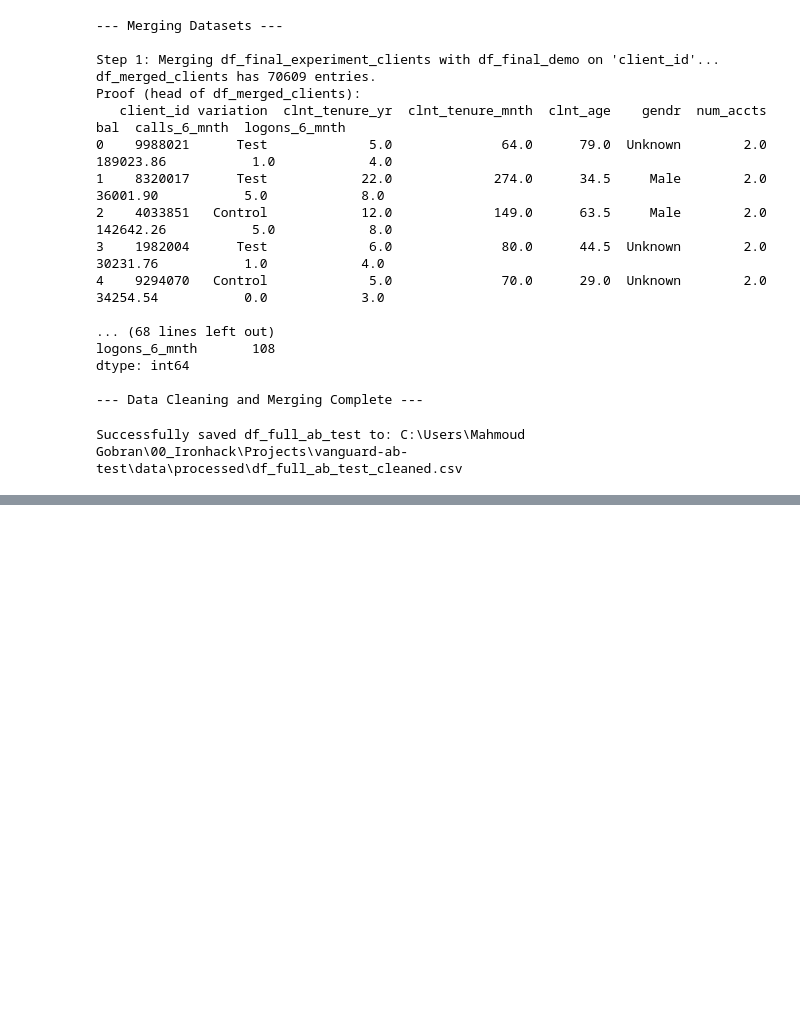
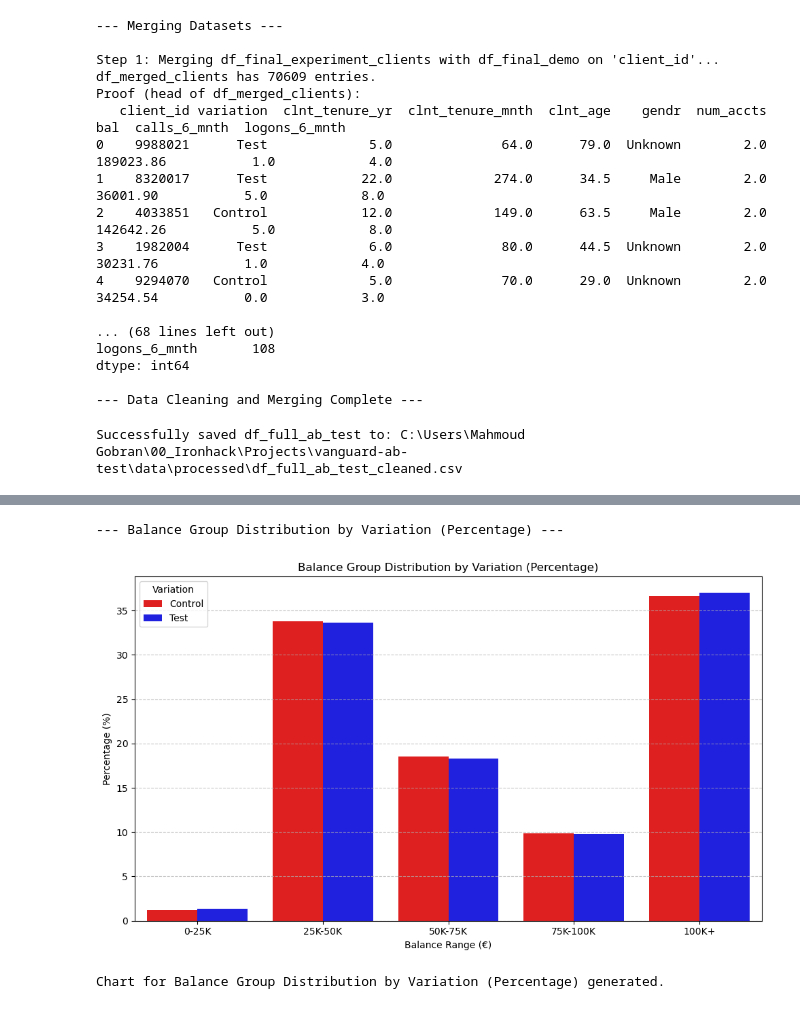
Before and after one commit to MahmoudGobran/vanguard-ab-test, a Jupyter notebook: notebooks/01_data_ingestion_eda_cleaning.ipynb, the cells around one changed output, grey strips where cells are left out. Cells and saved outputs as stored; diff of their text form; code cells hidden in the pictures; blank space fills up the shorter version.

```diff
--- a/notebooks/01_data_ingestion_eda_cleaning.ipynb
+++ b/notebooks/01_data_ingestion_eda_cleaning.ipynb
@@ -494,0 +635,65 @@ print(df_full_ab_test['process_step'].value_counts(normalize=True))
+# %%
+# --- Chart 2: Balance Group Distribution by Variation (Percentage) ---
+
+print("\n--- Balance Group Distribution by Variation (Percentage) ---")
+
+# Define the bins and labels for Balance Ranges based on your image
+# Assuming 'Bal' is the column name for Balance
+balance_bins = [0, 25000, 50000, 75000, 100000, df_full_ab_test_cleaned['bal'].max() + 1]
+balance_labels = ['0-25K', '25K-50K', '50K-75K', '75K-100K', '100K+']
+
+# Create the 'balance_group_band' column
+df_full_ab_test_cleaned['balance_group_band'] = pd.cut(
+    df_full_ab_test_cleaned['bal'],
+    bins=balance_bins,
+    labels=balance_labels,
+    right=False, # Make bins [min, max)
+    include_lowest=True
+)
+
+# Calculate the counts for each balance band and variation
+balance_distribution = df_full_ab_test_cleaned.groupby(['balance_group_band', 'variation']).size().unstack(fill_value=0)
+
+# Calculate the percentage within each Variation (Control and Test)
+balance_distribution_percentage = balance_distribution.apply(lambda x: x / x.sum() * 100, axis=0)
+
+# Reset index to make 'balance_group_band' a column for plotting
+balance_distribution_percentage = balance_distribution_percentage.reset_index()
+
+# Melt the DataFrame to long format for Seaborn plotting
+balance_distribution_percentage_melted = balance_distribution_percentage.melt(
+    id_vars='balance_group_band',
+    var_name='Variation',
+    value_name='Percentage'
+)
+
+# Ensure the balance_group_band order is maintained for plotting
+balance_distribution_percentage_melted['balance_group_band'] = pd.Categorical(
+    balance_distribution_percentage_melted['balance_group_band'],
+    categories=balance_labels,
+    ordered=True
+)
+
+# Plotting the grouped bar chart
+plt.figure(figsize=(10, 6))
+sns.barplot(
+    data=balance_distribution_percentage_melted,
+    x='balance_group_band',
+    y='Percentage',
+    hue='Variation',
+    palette={'Control': 'red', 'Test': 'blue'} # Matching your Tableau colors
+)
+
+plt.title('Balance Group Distribution by Variation (Percentage)')
+plt.xlabel('Balance Range (€)')
+plt.ylabel('Percentage (%)')
+plt.grid(axis='y', linestyle='--', alpha=0.7)
+plt.legend(title='Variation')
+plt.tight_layout()
+plt.show()
+
+print("Chart for Balance Group Distribution by Variation (Percentage) generated.")
+# %% [output]
+--- Balance Group Distribution by Variation (Percentage) ---
+[figure, added]
+Chart for Balance Group Distribution by Variation (Percentage) generated.
```
Also changed, not shown: parts of 3 cells of this notebook, 2 other files.
